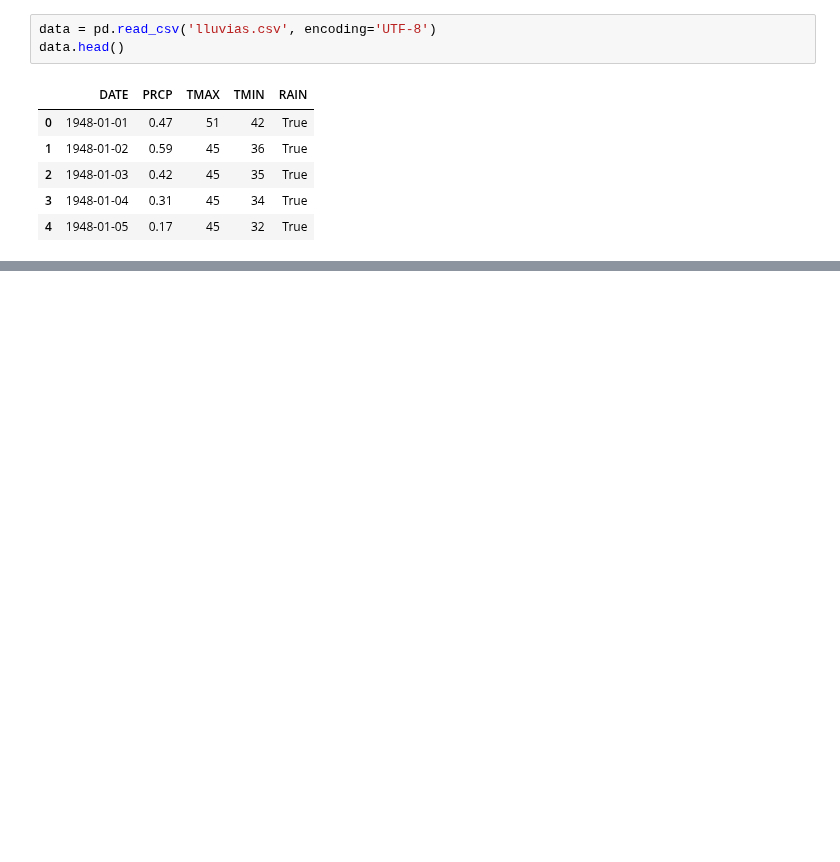
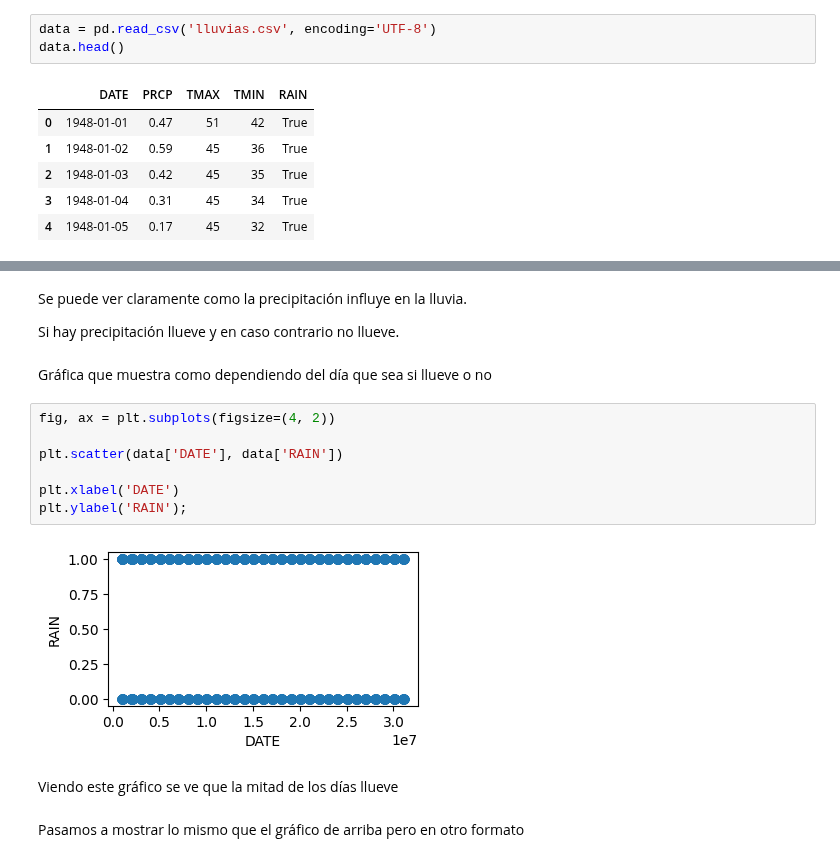
Before and after one commit to javierarteagapuell/deeplearning, a Jupyter notebook: Lluvias.ipynb, the cells around one changed output, grey strips where cells are left out. Saved outputs shown, nothing was run; the diff lists cells and outputs as text; blank space fills up the shorter version.

```diff
--- a/Lluvias.ipynb
+++ b/Lluvias.ipynb
@@ -17,0 +231,19 @@ data.head()
+# %% [markdown]
+Se puede ver claramente como la precipitación influye en la lluvia.
+
+Si hay precipitación llueve y en caso contrario no llueve.
+# %% [markdown]
+Gráfica que muestra como dependiendo del día que sea si llueve o no
+# %%
+fig, ax = plt.subplots(figsize=(4, 2))
+
+plt.scatter(data['DATE'], data['RAIN'])
+
+plt.xlabel('DATE')
+plt.ylabel('RAIN');
+# %% [output]
+[figure, added]
+# %% [markdown]
+Viendo este gráfico se ve que la mitad de los días llueve
+# %% [markdown]
+Pasamos a mostrar lo mismo que el gráfico de arriba pero en otro formato
```
Also changed, not shown: parts of 84 cells of this notebook.
